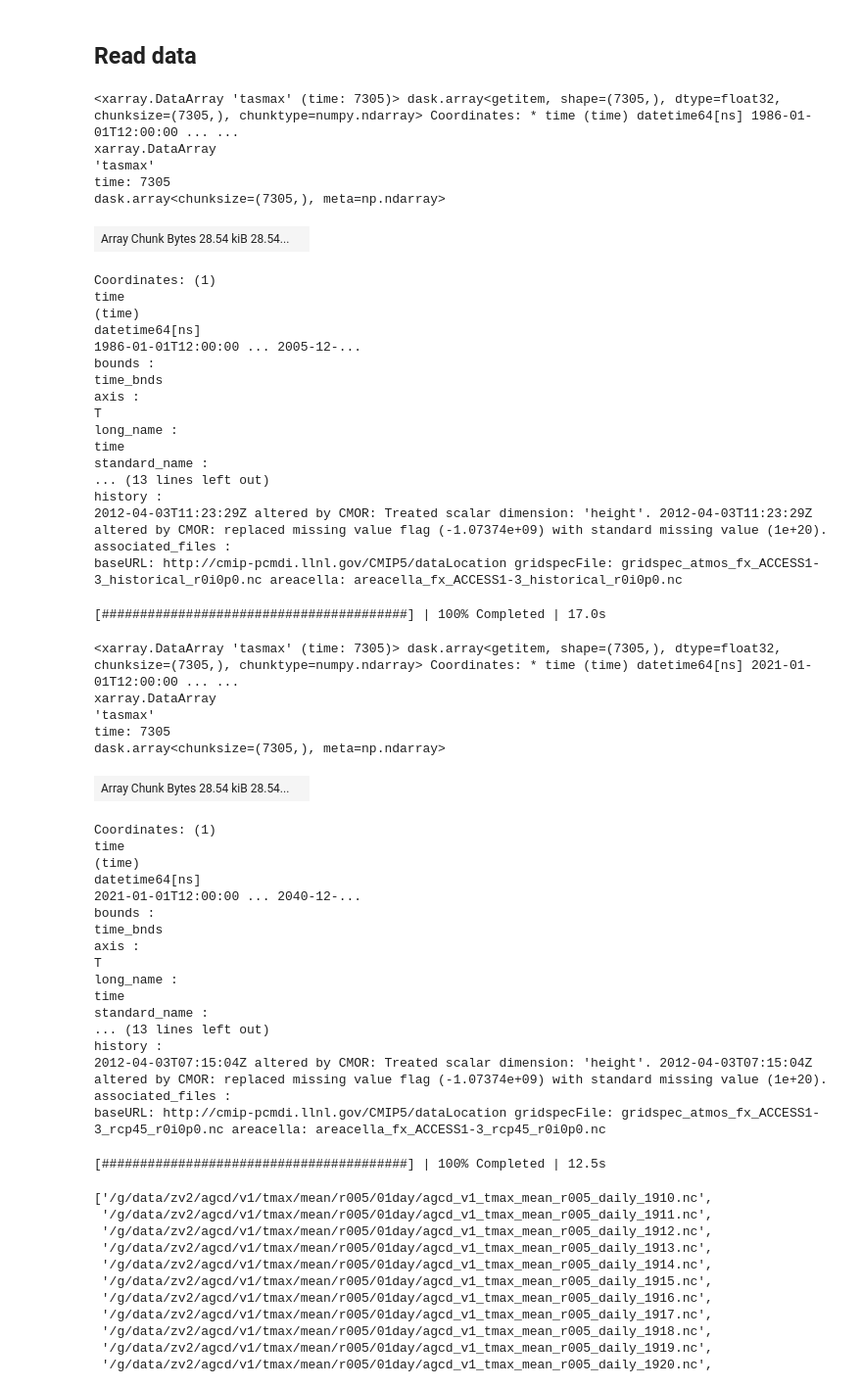
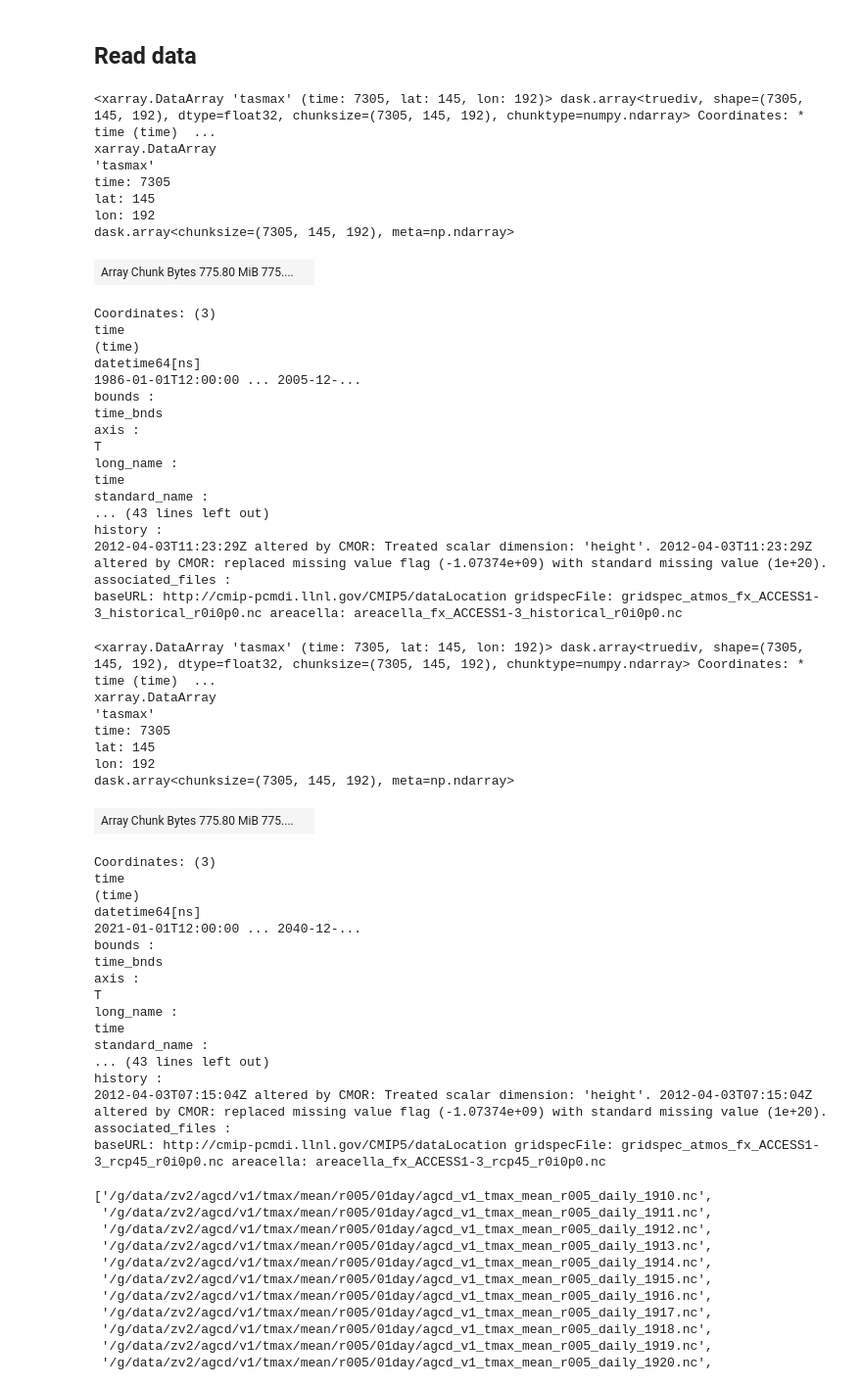
Before and after one commit to AusClimateService/qqscale, a Jupyter notebook: qqscale.ipynb, the cells around one changed output. Shown: that part at 98% size. Drawn from its saved outputs; the diff is of its cells as text; code cells hidden in the pictures.

Commit message:
Trying to get dask to run

```diff
--- a/qqscale.ipynb
+++ b/qqscale.ipynb
@@ -18,18 +33,26 @@ dask.diagnostics.ProgressBar().register()
 # %%
 # Parameters
+variable = 'tasmax'
+obs_name = 'AGCD'
 model_name = 'ACCESS1-3'
-obs_name = 'AGCD'
-variable = 'tasmax'
-output_units = 'C'
 future_scenario = 'rcp45'
 model_run = 'r1i1p1'
-model_units = None
-mapping_method = 'additive'
-lat_hbt = -42.9
-lon_hbt = 147.3
 
 historical_time_bounds = ['1986-01-01', '2005-12-31']
 future_time_bounds = ['2021-01-01', '2040-12-31']
+
+spatial_selection = None
+spatial_aggregation = "none"
+
+example_point = [-42.9, 147.3]
+example_month = 6
+
+output_units = 'C'
+model_units = None
+
+mapping_method = 'additive'
+
+output_file = '/g/data/wp00/dbi599/tasmax_day_AGCD-ACCESS1-3_rcp45_r1i1p1_20210101-20401231.nc'
 # %%
 agcd_var_names = {'tasmax': 'tmax'}
 agcd_units = {'tasmax': 'C'}
@@ -52,17 +75,25 @@ assert 'variable' in locals(), "Must provide a variable name"
 hist_files = ['/g/data/rr3/publications/CMIP5/output1/CSIRO-BOM/ACCESS1-3/historical/day/atmos/day/r1i1p1/latest/tasmax/tasmax_day_ACCESS1-3_historical_r1i1p1_19750101-19991231.nc',
               '/g/data/rr3/publications/CMIP5/output1/CSIRO-BOM/ACCESS1-3/historical/day/atmos/day/r1i1p1/latest/tasmax/tasmax_day_ACCESS1-3_historical_r1i1p1_20000101-20051231.nc']
 # %%
-da_hist = read_data(hist_files, model_var, historical_time_bounds, model_units, output_units)
-da_hist = da_hist.sel({'lat': lat_hbt, 'lon': lon_hbt}, method='nearest', drop=True)
-da_hist
+ds_hist = read_data(
+    hist_files,
+    model_var,
+    time_bounds=historical_time_bounds,
+    spatial_sel=spatial_selection,
+    spatial_agg=spatial_aggregation,
+    input_units=model_units,
+    output_units=output_units)
+ds_hist[model_var]
 # %% [output]
-<xarray.DataArray 'tasmax' (time: 7305)> dask.array<getitem, shape=(7305,), dtype=float32, chunksize=(7305,), chunktype=numpy.ndarray> Coordinates: * time (time) datetime64[ns] 1986-01-01T12:00:00 ... ...
+<xarray.DataArray 'tasmax' (time: 7305, lat: 145, lon: 192)> dask.array<truediv, shape=(7305, 145, 192), dtype=float32, chunksize=(7305, 145, 192), chunktype=numpy.ndarray> Coordinates: * time (time)  ...
 xarray.DataArray
 'tasmax'
 time: 7305
-dask.array<chunksize=(7305,), meta=np.ndarray>
+lat: 145
+lon: 192
+dask.array<chunksize=(7305, 145, 192), meta=np.ndarray>
-| Array Chunk Bytes 28.54 kiB 28.54... |  |
+| Array Chunk Bytes 775.80 MiB 775.... |  |
-Coordinates: (1)
+Coordinates: (3)
 time
 (time)
 datetime64[ns]
@@ -74,30 +105,36 @@ T
 long_name :
 time
 standard_name :
-... (13 lines left out)
+... (43 lines left out)
 history :
 2012-04-03T11:23:29Z altered by CMOR: Treated scalar dimension: 'height'. 2012-04-03T11:23:29Z altered by CMOR: replaced missing value flag (-1.07374e+09) with standard missing value (1e+20).
 associated_files :
 baseURL: http://cmip-pcmdi.llnl.gov/CMIP5/dataLocation gridspecFile: gridspec_atmos_fx_ACCESS1-3_historical_r0i0p0.nc areacella: areacella_fx_ACCESS1-3_historical_r0i0p0.nc
 # %%
-da_hist = da_hist.compute()
+ds_hist = ds_hist.compute()
-# %% [output]
-[########################################] | 100% Completed | 17.0s
 # %%
 future_files = ['/g/data/rr3/publications/CMIP5/output1/CSIRO-BOM/ACCESS1-3/rcp45/day/atmos/day/r1i1p1/latest/tasmax/tasmax_day_ACCESS1-3_rcp45_r1i1p1_20060101-20301231.nc',
                 '/g/data/rr3/publications/CMIP5/output1/CSIRO-BOM/ACCESS1-3/rcp45/day/atmos/day/r1i1p1/latest/tasmax/tasmax_day_ACCESS1-3_rcp45_r1i1p1_20310101-20551231.nc']
 # %%
-da_future = read_data(future_files, model_var, future_time_bounds, model_units, output_units)
-da_future = da_future.sel({'lat': lat_hbt, 'lon': lon_hbt}, method='nearest', drop=True)
-da_future
+ds_future = read_data(
+    future_files,
+    model_var,
+    time_bounds=future_time_bounds,
+    spatial_sel=spatial_selection,
+    spatial_agg=spatial_aggregation,
+    input_units=model_units,
+    output_units=output_units)
+ds_future[model_var]
 # %% [output]
-<xarray.DataArray 'tasmax' (time: 7305)> dask.array<getitem, shape=(7305,), dtype=float32, chunksize=(7305,), chunktype=numpy.ndarray> Coordinates: * time (time) datetime64[ns] 2021-01-01T12:00:00 ... ...
+<xarray.DataArray 'tasmax' (time: 7305, lat: 145, lon: 192)> dask.array<truediv, shape=(7305, 145, 192), dtype=float32, chunksize=(7305, 145, 192), chunktype=numpy.ndarray> Coordinates: * time (time)  ...
 xarray.DataArray
 'tasmax'
 time: 7305
-dask.array<chunksize=(7305,), meta=np.ndarray>
+lat: 145
+lon: 192
+dask.array<chunksize=(7305, 145, 192), meta=np.ndarray>
-| Array Chunk Bytes 28.54 kiB 28.54... |  |
+| Array Chunk Bytes 775.80 MiB 775.... |  |
-Coordinates: (1)
+Coordinates: (3)
 time
 (time)
 datetime64[ns]
@@ -109,15 +146,13 @@ T
 long_name :
 time
 standard_name :
-... (13 lines left out)
+... (43 lines left out)
 history :
 2012-04-03T07:15:04Z altered by CMOR: Treated scalar dimension: 'height'. 2012-04-03T07:15:04Z altered by CMOR: replaced missing value flag (-1.07374e+09) with standard missing value (1e+20).
 associated_files :
 baseURL: http://cmip-pcmdi.llnl.gov/CMIP5/dataLocation gridspecFile: gridspec_atmos_fx_ACCESS1-3_rcp45_r0i0p0.nc areacella: areacella_fx_ACCESS1-3_rcp45_r0i0p0.nc
 # %%
-da_future = da_future.compute()
+ds_future = ds_future.compute()
-# %% [output]
-[########################################] | 100% Completed | 12.5s
 # %%
 obs_files = glob.glob('/g/data/zv2/agcd/v1/tmax/mean/r005/01day/agcd_v1_tmax_mean_r005_daily_*.nc')
 obs_files.sort()
```
Also changed, not shown: parts of 32 cells of this notebook, 3 other files.
